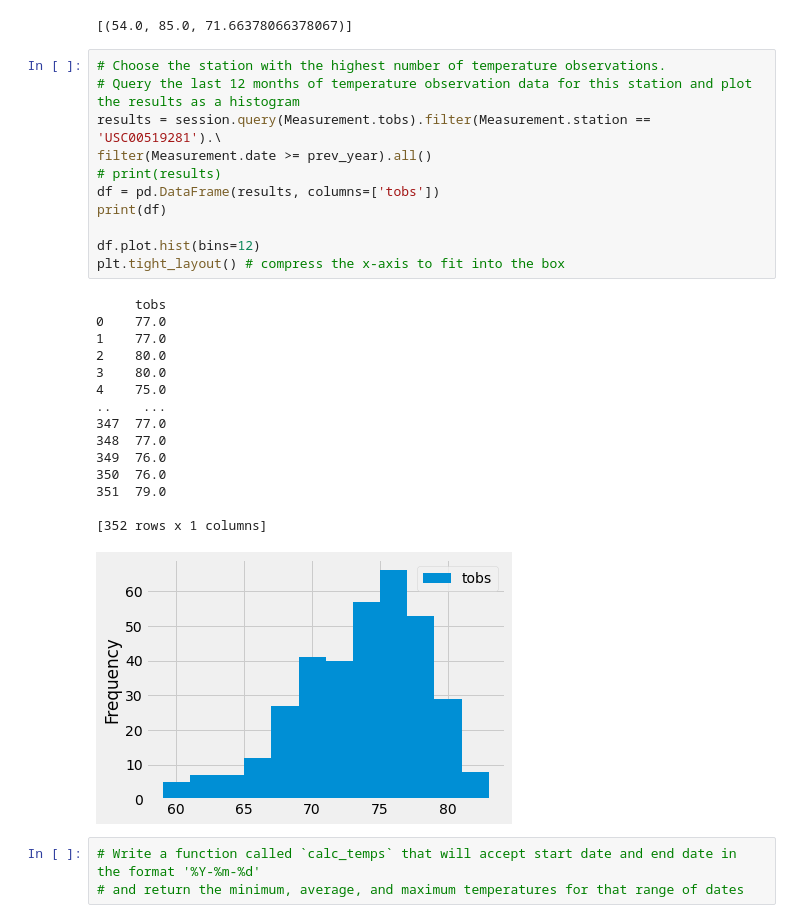
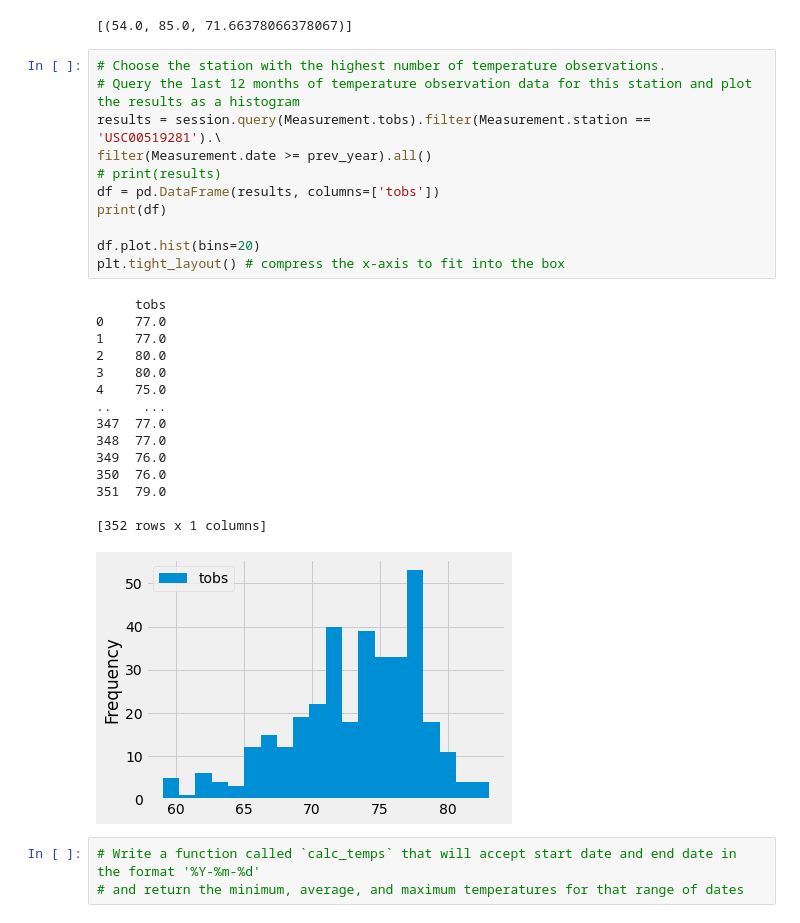
Before and after one commit to fkerimov/surfs_up, a Jupyter notebook: climate_analysis.ipynb, the cells around one changed output. Cells and saved outputs as stored; diff of their text form.

```diff
--- a/climate_analysis.ipynb
+++ b/climate_analysis.ipynb
@@ -111,30 +111,30 @@ filter(Measurement.station == 'USC00519281').all()
 # %%
 # Choose the station with the highest number of temperature observations.
 # Query the last 12 months of temperature observation data for this station and plot the results as a histogram
 results = session.query(Measurement.tobs).filter(Measurement.station == 'USC00519281').\
 filter(Measurement.date >= prev_year).all()
 # print(results)
 df = pd.DataFrame(results, columns=['tobs'])
 print(df)
 
-df.plot.hist(bins=12)
+df.plot.hist(bins=20)
 plt.tight_layout() # compress the x-axis to fit into the box
 # %% [output]
      tobs
 0    77.0
 1    77.0
 2    80.0
 3    80.0
 4    75.0
 ..    ...
 347  77.0
 348  77.0
 349  76.0
 350  76.0
 351  79.0
 
 [352 rows x 1 columns]
-[figure, old version]
+[figure, new version]
 # %%
 # Write a function called `calc_temps` that will accept start date and end date in the format '%Y-%m-%d'
 # and return the minimum, average, and maximum temperatures for that range of dates
```
